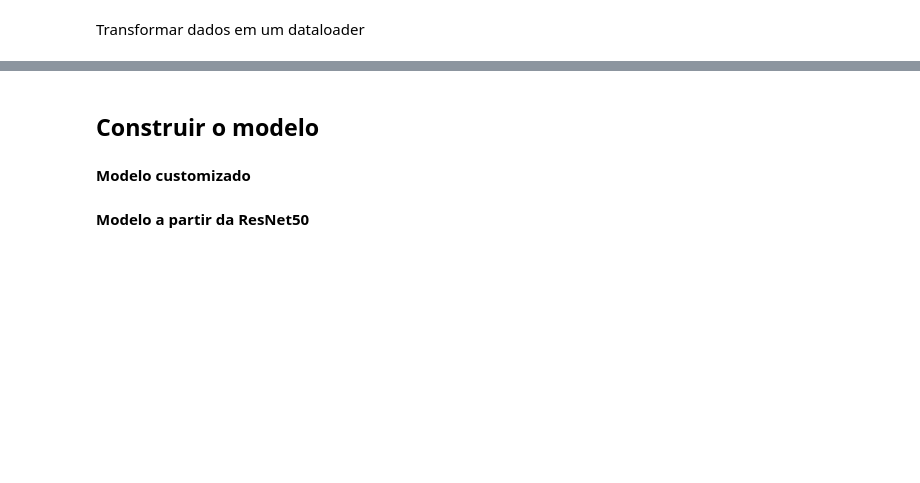
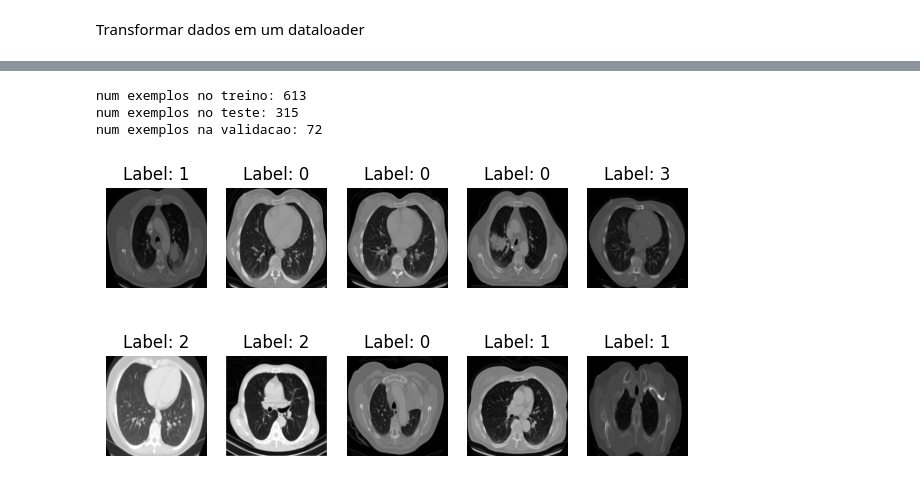
Before and after one commit to eriksonJAguiar/Processamento-imagens, a Jupyter notebook: Codigos/Deep_learning.ipynb, the cells around one changed output, grey strips where cells are left out. Drawn from its saved outputs; the diff is of its cells as text; code cells hidden in the pictures; blank space fills up the shorter version.

```diff
--- a/Codigos/Deep_learning.ipynb
+++ b/Codigos/Deep_learning.ipynb
@@ -14 +16,9 @@ import matplotlib.pyplot as plt
+# %%
+#Aplicar a normalização na imagem
+tf_image = transforms.Compose([transforms.ToTensor(),
+                               transforms.Normalize((0.5,), (0.5,))]
+                            )
+#importar a mnist
+train_dataset = datasets.MNIST(root='./data', train=True, download=True, transform=tf_image)
+test_datset = datasets.MNIST(root='./data', train=False, download=True, transform=tf_image)
 # %% [markdown]
@@ -16,11 +26,13 @@ import matplotlib.pyplot as plt
 # %%
 #Aplicar a normalização na imagem
-tf_image = transforms.Compose([transforms.ToTensor(),
+tf_image_resnet = transforms.Compose([transforms.ToTensor(),
+                               transforms.Resize((224, 224), antialias=True),
                                transforms.Lambda(lambda x: x.repeat(3, 1, 1)),
-                               transforms.Normalize((0.5,), (0.5,))])
+                               transforms.Normalize((0.5,), (0.5,))]
+                            )
 #importar a mnist
-train_dataset = datasets.MNIST(root='./data', train=True, download=True, transform=tf_image)
-test_datset = datasets.MNIST(root='./data', train=False, download=True, transform=tf_image)
+train_dataset_res = datasets.MNIST(root='./data', train=True, download=True, transform=tf_image_resnet)
+test_datset_res = datasets.MNIST(root='./data', train=False, download=True, transform=tf_image_resnet)
 # %% [markdown]
 **Consultar o número de exemplos**
 # %%
@@ -92,13 +362,39 @@ class CTDataset(torch.utils.data.Dataset):
 
         return x, y
 # %%
-tf_image = transforms.Compose([ transforms.Resize((224, 224)),
-                                transforms.ToTensor(),
-                                transforms.Normalize(mean=[0.485, 0.456, 0.406], std=[0.229, 0.224, 0.225]),
+tf_image_ct = transforms.Compose([transforms.ToTensor(),
+                                  transforms.Resize((224, 224), antialias=True),
+                                  #transforms.Lambda(lambda x: x.repeat(3, 1, 1)),
+                                  #transforms.Normalize(mean=[0.485, 0.456, 0.406], std=[0.229, 0.224, 0.225]),
+                                  transforms.Normalize((0.5,), (0.5,)),
 ])
 # %%
-train_data_ct = CTDataset(path="./data/CT/", tf_image=tf_image, train=True)
-test_data_ct = CTDataset(path="./data/CT/", tf_image=tf_image, train=False, test=True)
+train_data_ct = CTDataset(path="./data/CT/", tf_image=tf_image_ct , train=True, test=False, val=False)
+test_data_ct = CTDataset(path="./data/CT/", tf_image=tf_image_ct , train=False, test=True, val=False)
+val_data_ct = CTDataset(path="./data/CT/", tf_image=tf_image_ct , train=False, test=False, val=True)
+# %%
+print(f"num exemplos no treino: {len(train_data_ct)}")
+print(f"num exemplos no teste: {len(test_data_ct)}")
+print(f"num exemplos na validacao: {len(val_data_ct)}")
+# %% [output]
+num exemplos no treino: 613
+num exemplos no teste: 315
+num exemplos na validacao: 72
+# %%
+#Mostrar as imagens
+num_row = 2
+num_col = 5
+idx_rnd = np.random.randint(0, len(train_data_ct), 10).astype(int)
+plt.figure(figsize=(1.5*num_col,2*num_row))
+for i, idx in enumerate(idx_rnd):
+    image, label = train_data_ct[idx]
+    plt.subplot(num_row,num_col,i+1)
+    plt.imshow(image[0], cmap='gray')
+    plt.title('Label: {}'.format(label))
+    plt.axis("off")
+plt.show()
+# %% [output]
+[figure, added]
 # %%
 train_loader_ct = torch.utils.data.DataLoader(train_data_ct, batch_size=32, num_workers=8, shuffle=True)
 test_loader_ct = torch.utils.data.DataLoader(test_data_ct, batch_size=32, num_workers=8, shuffle=False)
@@ -105,4 +401,0 @@ test_loader_ct = torch.utils.data.DataLoader(test_data_ct, batch_size=32, num_wo
-# %% [markdown]
-## Construir o modelo
-# %% [markdown]
-**Modelo customizado**
@@ -146,2 +401,0 @@ class MyNet(torch.nn.Module):
-# %% [markdown]
-**Modelo a partir da ResNet50**
```
Also changed, not shown: parts of 43 cells of this notebook, 1 other file.
